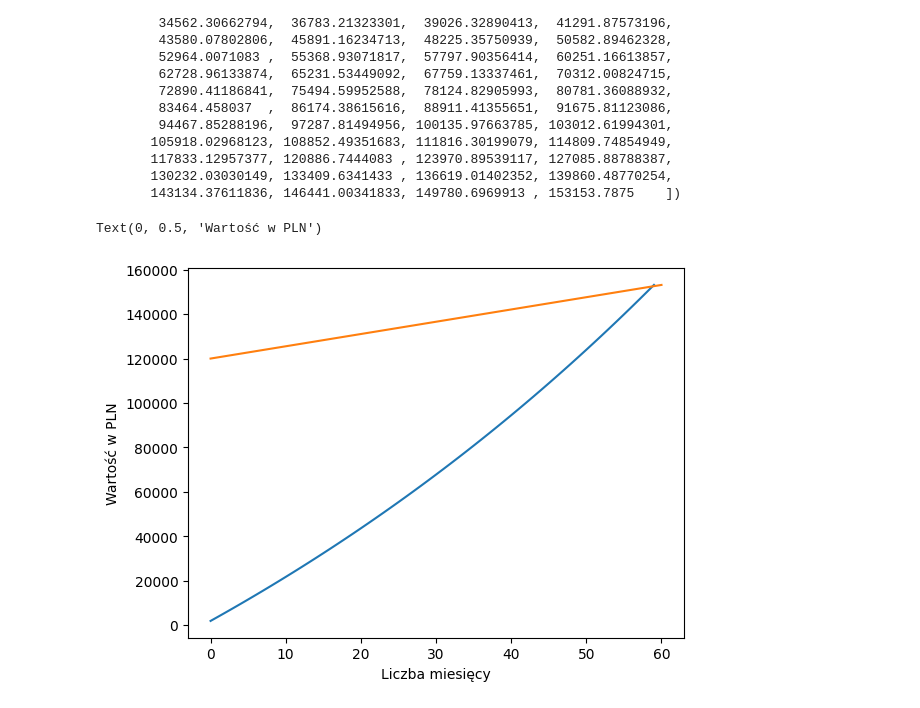
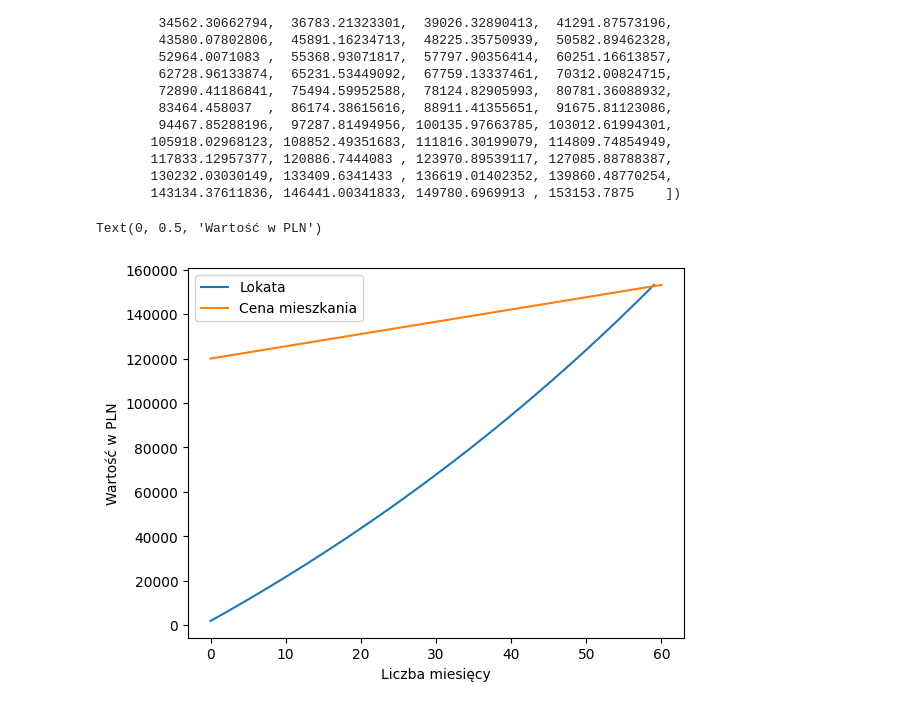
Before and after one commit to PiotrWitaszek/Numpy, a Jupyter notebook: Numpy.ipynb, the cells around one changed output. Cells and saved outputs as stored; diff of their text form; code cells hidden in the pictures.

Commit message:
plt.legend

```diff
--- a/Numpy.ipynb
+++ b/Numpy.ipynb
@@ -47,8 +47,9 @@ array([  1875.28353879,   3769.31991296,   5682.29665088,   7614.40315618,
 # %%
 plt.plot(balance.cumsum(), label = 'Lokata')
 plt.plot([0, 60], [120000, price], label = "Cena mieszkania")
+plt.legend()
 plt.xlabel('Liczba miesięcy')
 plt.ylabel('Wartość w PLN')
 # %% [output]
 Text(0, 0.5, 'Wartość w PLN')
-[figure, old version]
+[figure, new version]
```
